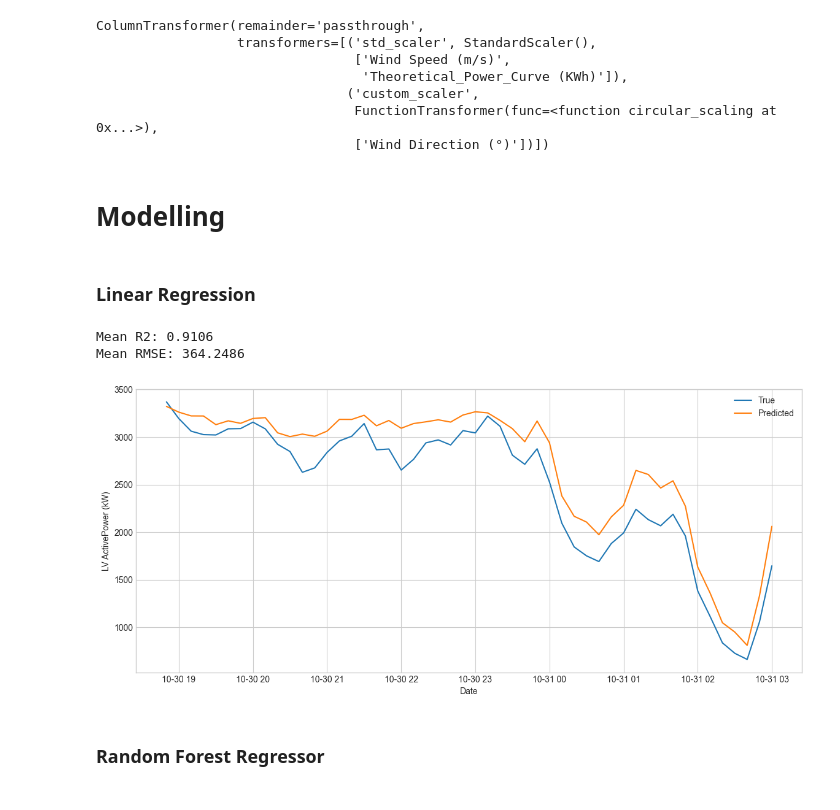
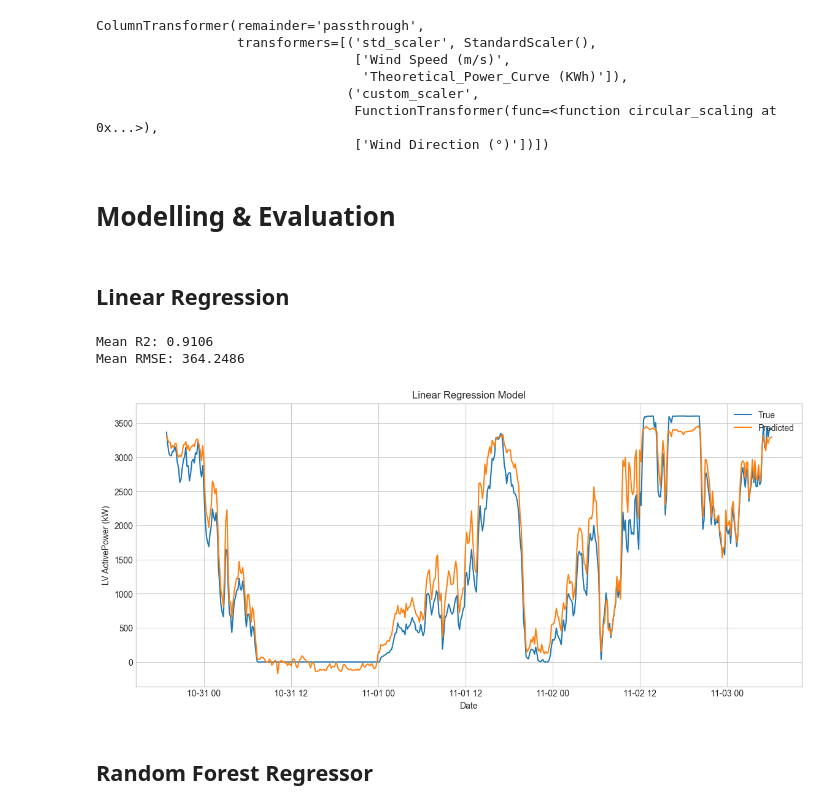
Before and after one commit to JotaN98/MScDataScience_AI, a Jupyter notebook: Final Project/final_project.ipynb, the cells around one changed output. Drawn from its saved outputs; the diff is of its cells as text; code cells hidden in the pictures.

Commit message:
Modelling separately

```diff
--- a/Final Project/final_project.ipynb
+++ b/Final Project/final_project.ipynb
@@ -339,6 +339,6 @@ ColumnTransformer(remainder='passthrough',
                                  FunctionTransformer(func=<function circular_scaling at 0x...>),
                                  ['Wind Direction (°)'])])
 # %% [markdown]
-# Modelling
+# Modelling & Evaluation
 # %%
 from sklearn.metrics import r2_score,mean_squared_error
@@ -346,7 +345,7 @@ from sklearn.pipeline import Pipeline
 from sklearn.linear_model import LinearRegression
 from sklearn.ensemble import RandomForestRegressor
 # %% [markdown]
-### Linear Regression
+## Linear Regression
 # %%
 model_lin = LinearRegression()
 
@@ -385,17 +383,18 @@ Mean RMSE: 364.2486
 # %%
 # line plot of observed vs predicted
 sns.set_style("whitegrid")
 plt.figure(figsize=(14,6))
-sns.lineplot(y=y_test[0:50],x=y_test.index[0:50], label="True")
-sns.lineplot(y=y_pred_lin[0:50],x=y_test.index[0:50], label="Predicted")
+sns.lineplot(y=y_test[0:500],x=y_test.index[0:500], label="True")
+sns.lineplot(y=y_pred_lin[0:500],x=y_test.index[0:500], label="Predicted")
 plt.legend(loc='upper right')
-plt.xlabel("Date")
+plt.title("Linear Regression Model")
+plt.xlabel("Date / Time")
 plt.ylabel("LV ActivePower (kW)")
 plt.show()
 # %% [output]
-[figure, old version]
+[figure, new version]
 # %% [markdown]
-### Random Forest Regressor
+## Random Forest Regressor
 # %%
 model_randF = RandomForestRegressor(n_estimators=100, random_state=42)
 
```
Also changed, not shown: parts of 4 cells of this notebook.
